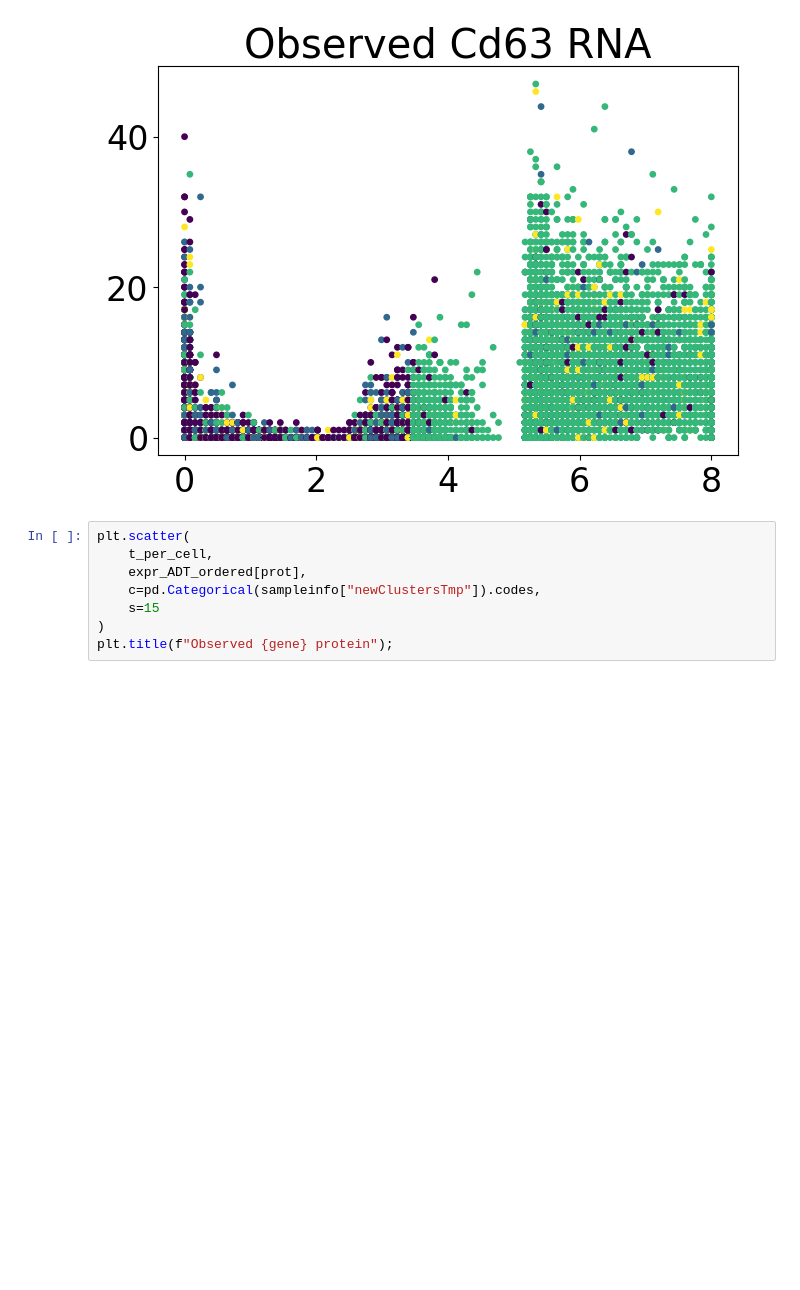
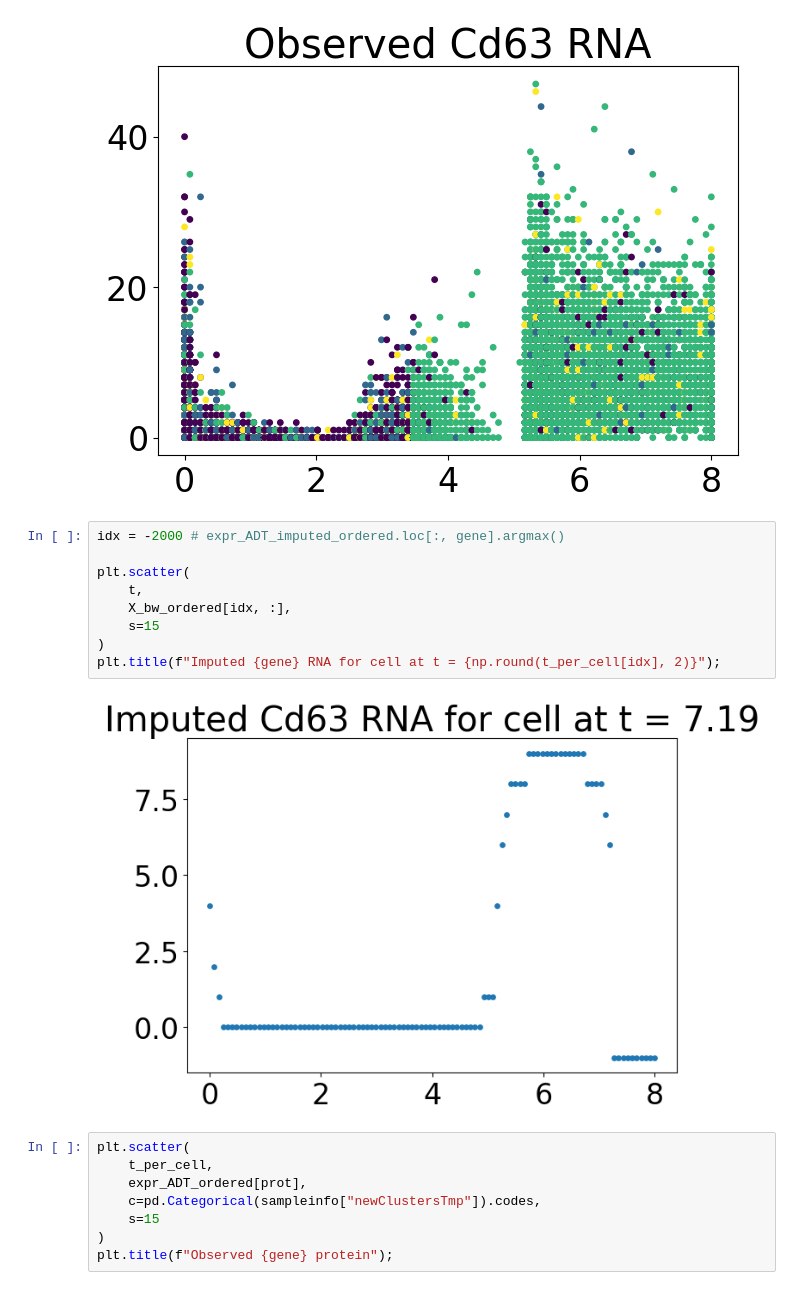
Before and after one commit to reliscu/chronocell_janssens_2025_preprint, a Jupyter notebook: 08_diagnostics.ipynb, the cells around one changed output. Cells and saved outputs as stored; diff of their text form; blank space fills up the shorter version.

```diff
--- a/08_diagnostics.ipynb
+++ b/08_diagnostics.ipynb
@@ -177,6 +177,17 @@ plt.scatter(
 plt.title(f"Observed {gene} RNA");
 # %% [output]
 [figure]
+# %%
+idx = -2000 # expr_ADT_imputed_ordered.loc[:, gene].argmax()
+
+plt.scatter(
+    t,
+    X_bw_ordered[idx, :],
+    s=15
+)
+plt.title(f"Imputed {gene} RNA for cell at t = {np.round(t_per_cell[idx], 2)}");
+# %% [output]
+[figure, added]
 # %%
 plt.scatter(
     t_per_cell,
```
Also changed, not shown: parts of 3 cells of this notebook, 2 other files.
